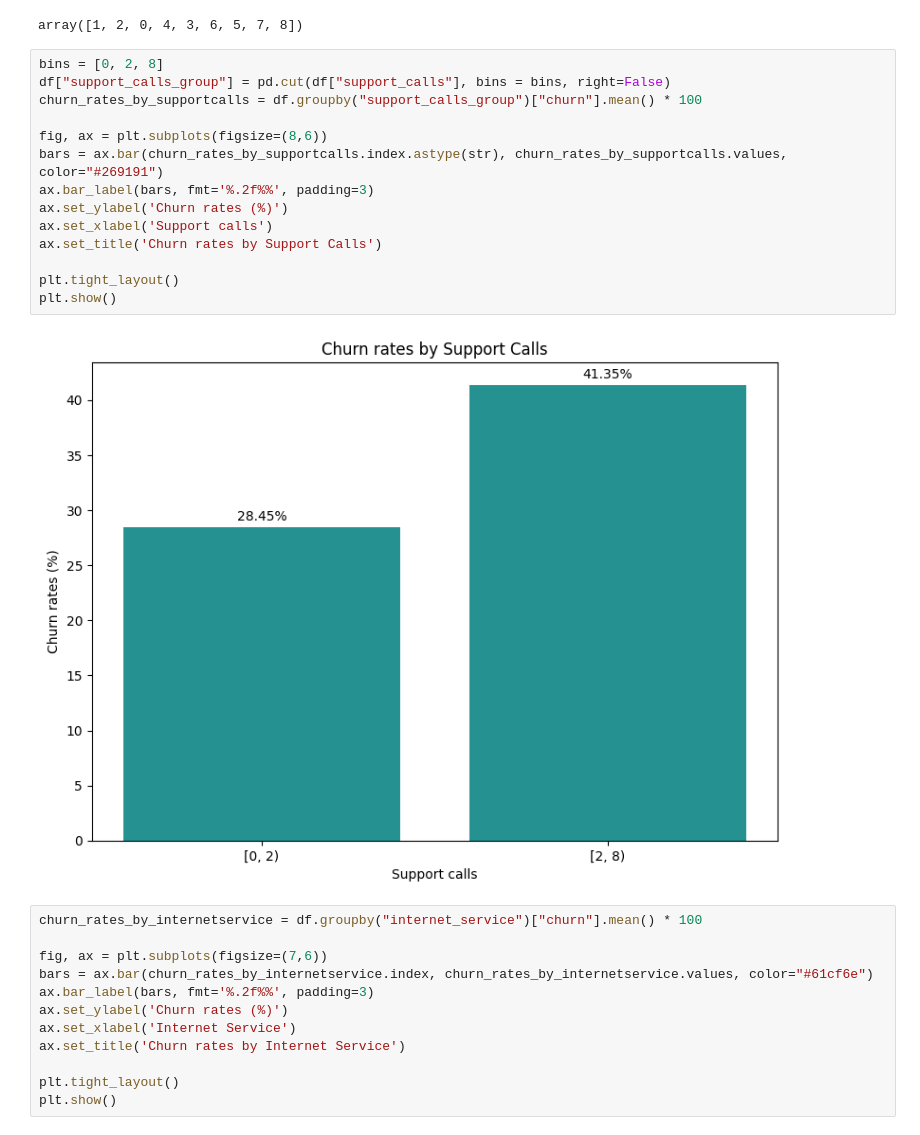
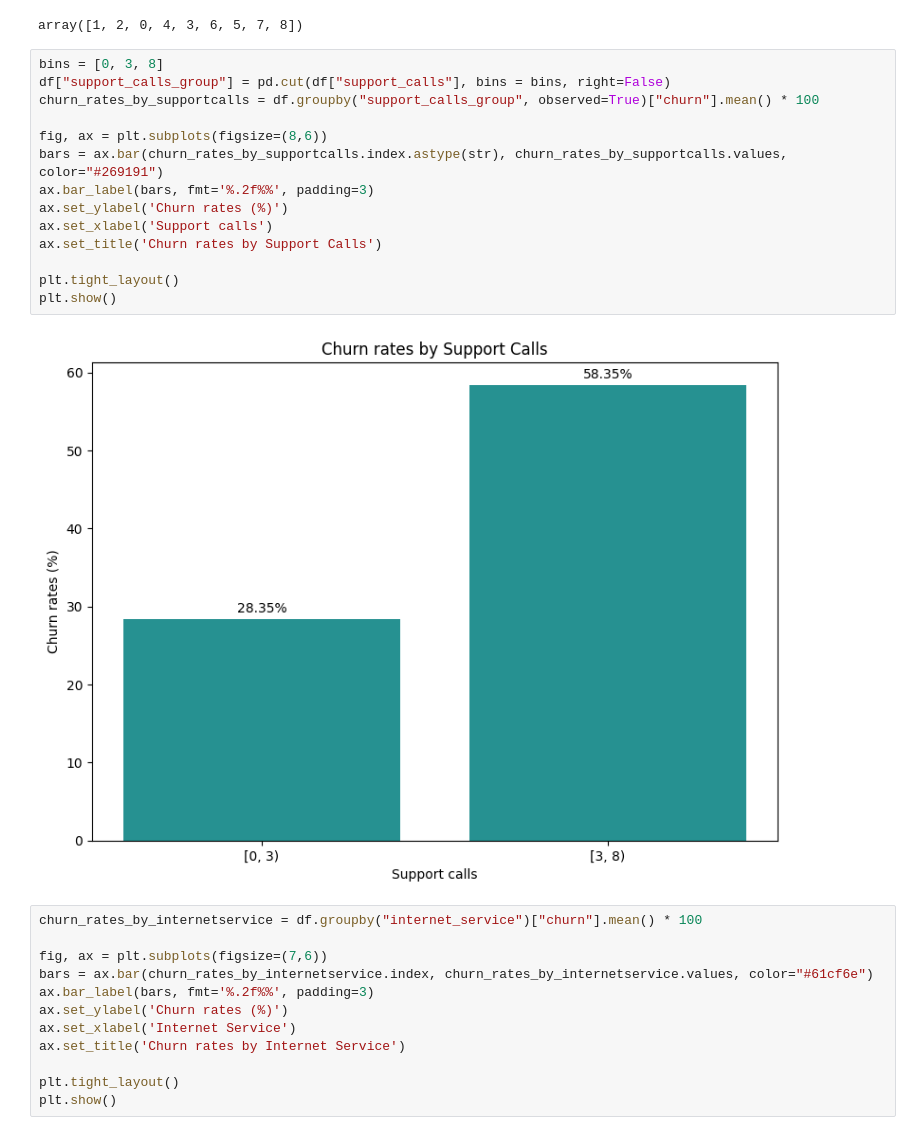
Before and after one commit to ngocdoanson9876/customer_churn, a Jupyter notebook: Untitled9.ipynb, the cells around one changed output. Cells and saved outputs as stored; diff of their text form.

```diff
--- a/Untitled9.ipynb
+++ b/Untitled9.ipynb
@@ -220,21 +218,21 @@ df["support_calls"].unique()
 # %% [output]
 array([1, 2, 0, 4, 3, 6, 5, 7, 8])
 # %%
-bins = [0, 2, 8]
+bins = [0, 3, 8]
 df["support_calls_group"] = pd.cut(df["support_calls"], bins = bins, right=False)
-churn_rates_by_supportcalls = df.groupby("support_calls_group")["churn"].mean() * 100
+churn_rates_by_supportcalls = df.groupby("support_calls_group", observed=True)["churn"].mean() * 100
 
 fig, ax = plt.subplots(figsize=(8,6))
 bars = ax.bar(churn_rates_by_supportcalls.index.astype(str), churn_rates_by_supportcalls.values, color="#269191")
 ax.bar_label(bars, fmt='%.2f%%', padding=3)
 ax.set_ylabel('Churn rates (%)')
 ax.set_xlabel('Support calls')
 ax.set_title('Churn rates by Support Calls')
 
 plt.tight_layout()
 plt.show()
 # %% [output]
-[figure, old version]
+[figure, new version]
 # %%
 churn_rates_by_internetservice = df.groupby("internet_service")["churn"].mean() * 100
 
```
Also changed, not shown: parts of 4 cells of this notebook.
